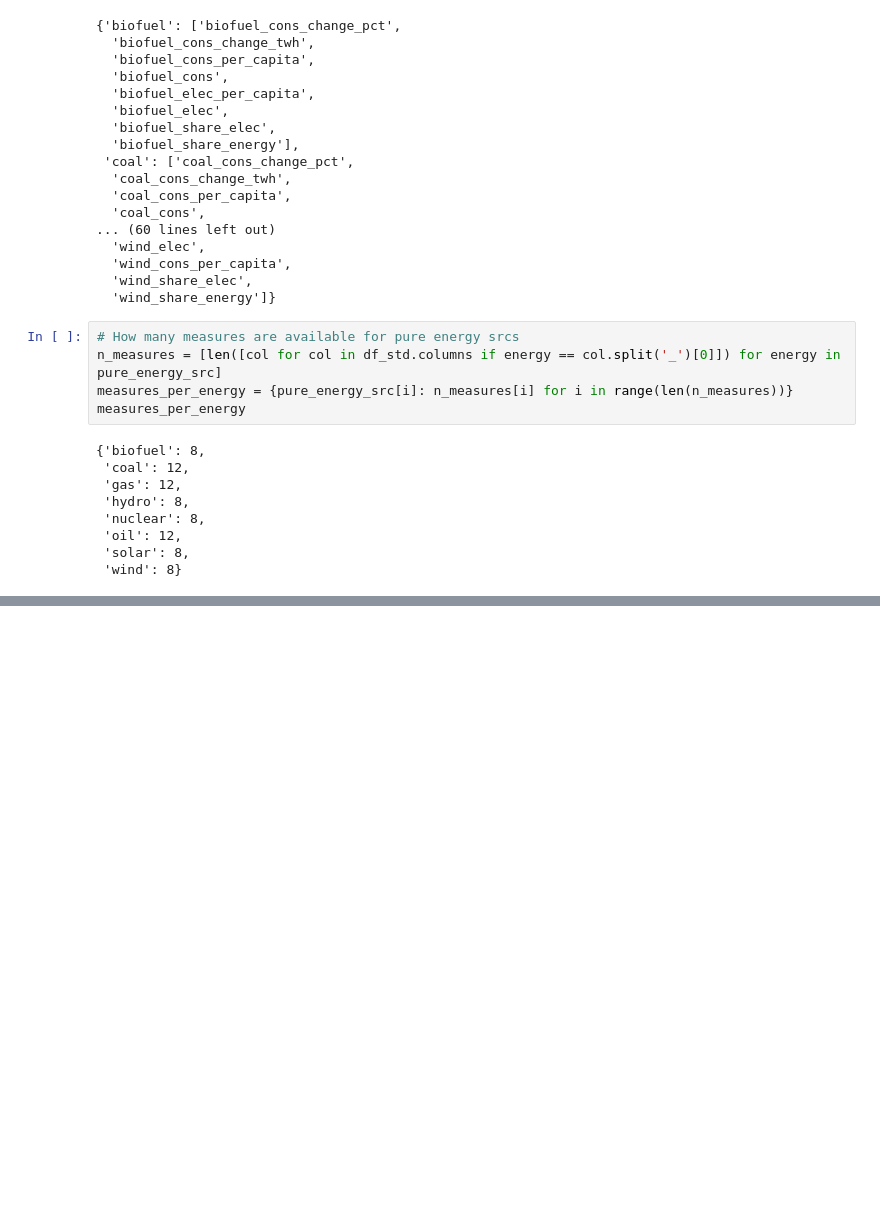
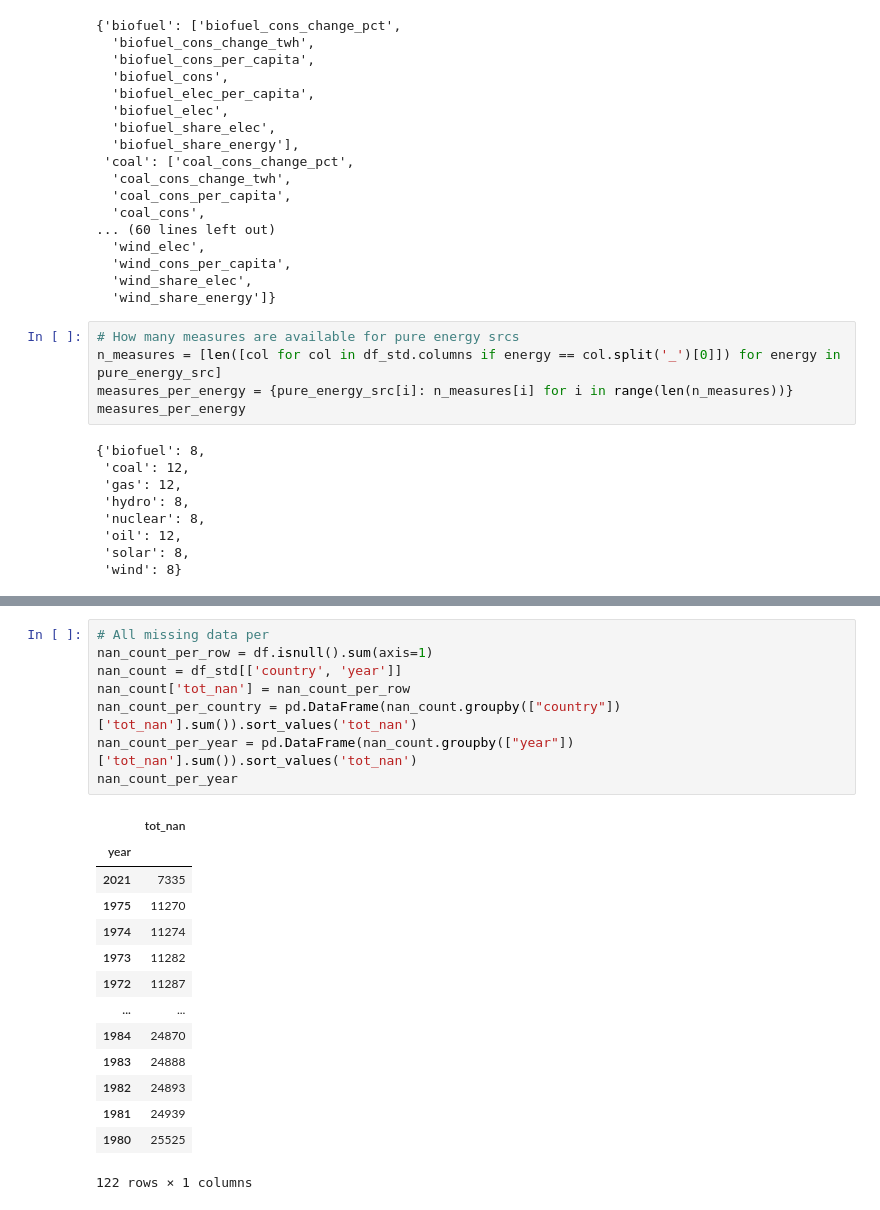
Before and after one commit to Edoardo1996/iornhack-final-project, a Jupyter notebook: test.ipynb, the cells around one changed output, grey strips where cells are left out. Drawn from its saved outputs; the diff is of its cells as text; blank space fills up the shorter version.

Commit message:
start data cleaning

```diff
--- a/test.ipynb
+++ b/test.ipynb
@@ -214,0 +285,23 @@ Index(['energy_per_capita', 'energy_per_gdp', 'fossil_cons_change_pct',
+# %%
+# All missing data per
+nan_count_per_row = df.isnull().sum(axis=1)
+nan_count = df_std[['country', 'year']]
+nan_count['tot_nan'] = nan_count_per_row
+nan_count_per_country = pd.DataFrame(nan_count.groupby(["country"])['tot_nan'].sum()).sort_values('tot_nan')
+nan_count_per_year = pd.DataFrame(nan_count.groupby(["year"])['tot_nan'].sum()).sort_values('tot_nan')
+nan_count_per_year
+# %% [output]
+|  | tot_nan |
+| year |  |
+| 2021 | 7335 |
+| 1975 | 11270 |
+| 1974 | 11274 |
+| 1973 | 11282 |
+| 1972 | 11287 |
+| ... | ... |
+| 1984 | 24870 |
+| 1983 | 24888 |
+| 1982 | 24893 |
+| 1981 | 24939 |
+| 1980 | 25525 |
+122 rows × 1 columns
```
Also changed, not shown: parts of 14 cells of this notebook.
